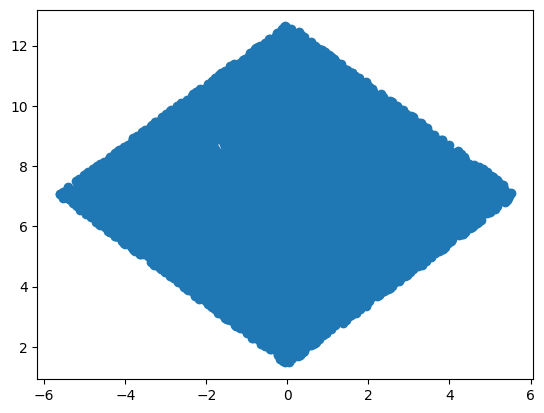
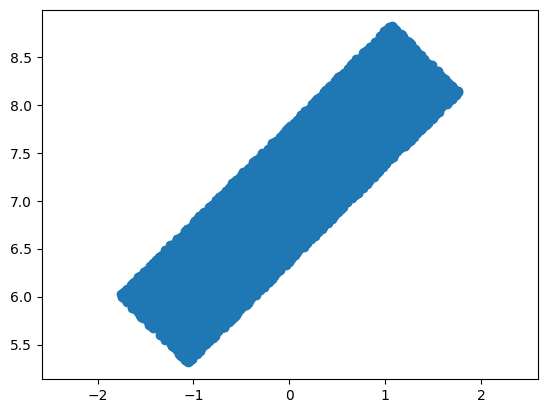
The change to this notebook cell's code, shown as a diff; its figure went from the first image to the second:
--- before
+++ after
@@ -1 +1,2 @@
 plt.scatter(points[:, 0], points[:, 1])
+plt.axis("equal")

Commit: add uniform sampling 2